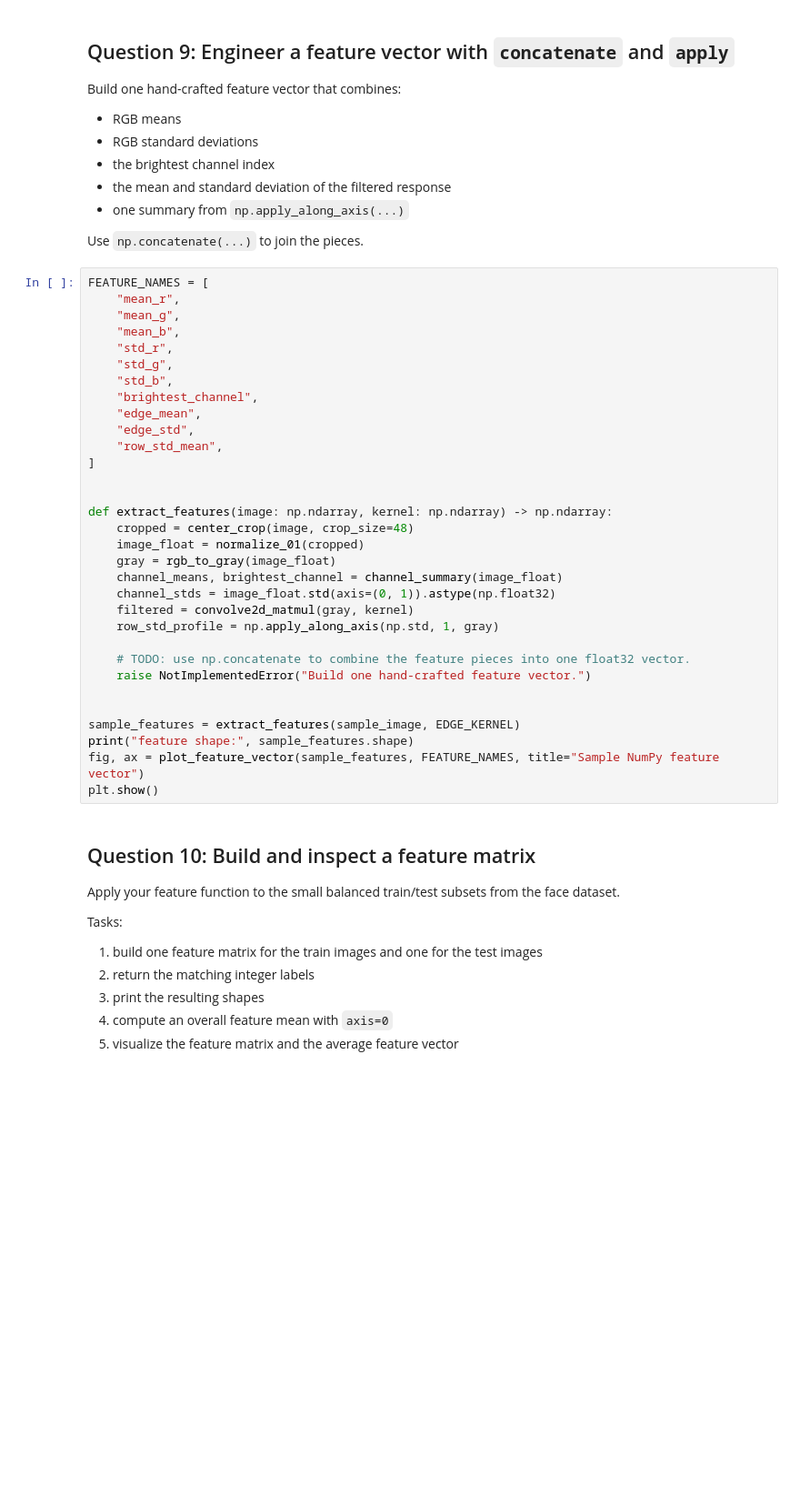
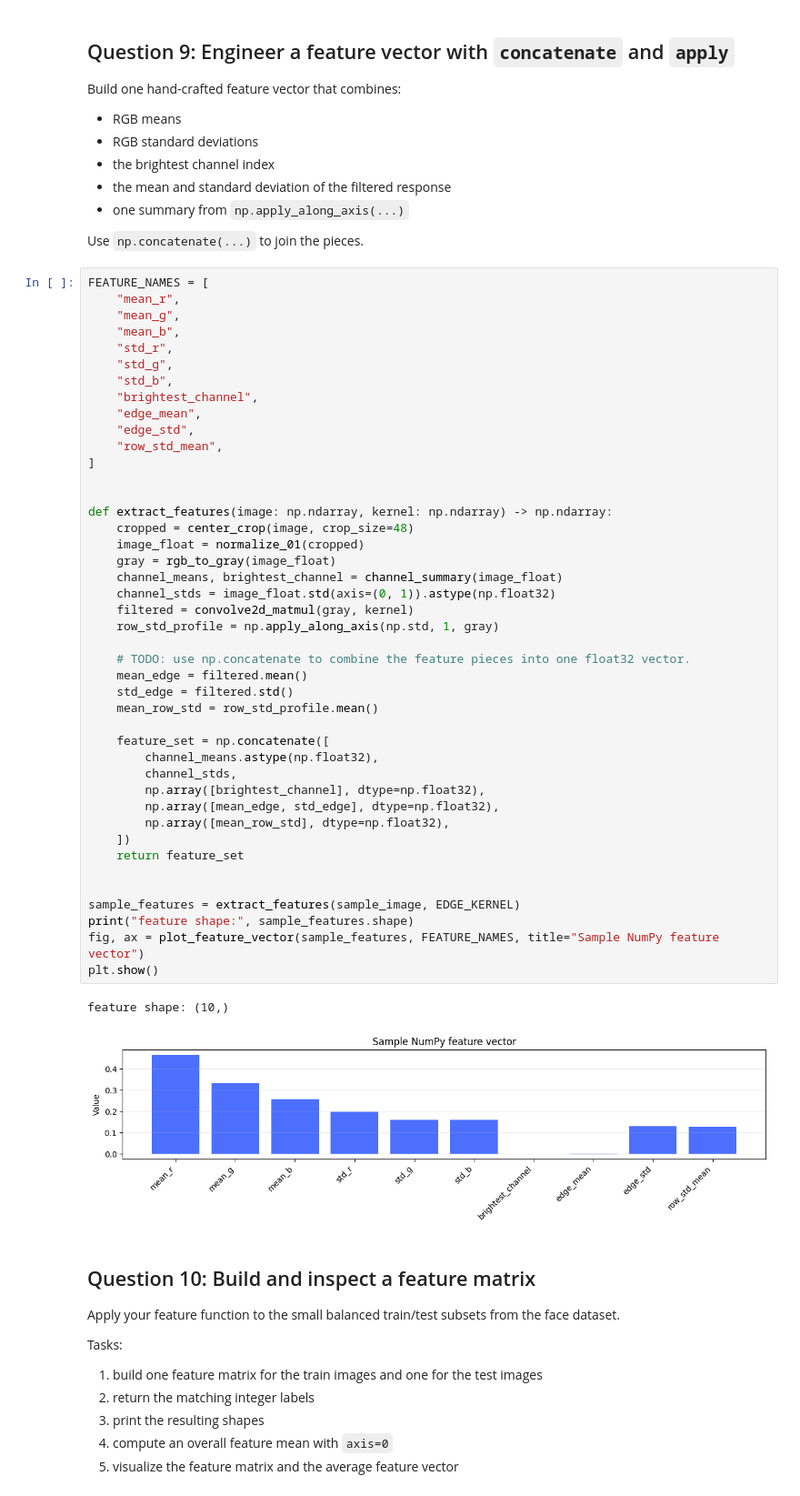
Before and after one commit to vgu-dsai-2026/lab-1-numpy-horatiois, a Jupyter notebook: notebook.ipynb, the cells around one changed output. Shown at 91% size. Drawn from its saved outputs; the diff is of its cells as text; blank space fills up the shorter version.

```diff
--- a/notebook.ipynb
+++ b/notebook.ipynb
@@ -399,34 +406,48 @@ Use `np.concatenate(...)` to join the pieces.
 FEATURE_NAMES = [
     "mean_r",
     "mean_g",
     "mean_b",
     "std_r",
     "std_g",
     "std_b",
     "brightest_channel",
     "edge_mean",
     "edge_std",
     "row_std_mean",
 ]
 
 
 def extract_features(image: np.ndarray, kernel: np.ndarray) -> np.ndarray:
     cropped = center_crop(image, crop_size=48)
     image_float = normalize_01(cropped)
     gray = rgb_to_gray(image_float)
     channel_means, brightest_channel = channel_summary(image_float)
     channel_stds = image_float.std(axis=(0, 1)).astype(np.float32)
     filtered = convolve2d_matmul(gray, kernel)
     row_std_profile = np.apply_along_axis(np.std, 1, gray)
 
     # TODO: use np.concatenate to combine the feature pieces into one float32 vector.
-    raise NotImplementedError("Build one hand-crafted feature vector.")
+    mean_edge = filtered.mean()
+    std_edge = filtered.std()
+    mean_row_std = row_std_profile.mean()
+
+    feature_set = np.concatenate([
+        channel_means.astype(np.float32),
+        channel_stds,
+        np.array([brightest_channel], dtype=np.float32),
+        np.array([mean_edge, std_edge], dtype=np.float32),
+        np.array([mean_row_std], dtype=np.float32),
+    ])
+    return feature_set
 
 
 sample_features = extract_features(sample_image, EDGE_KERNEL)
 print("feature shape:", sample_features.shape)
 fig, ax = plot_feature_vector(sample_features, FEATURE_NAMES, title="Sample NumPy feature vector")
 plt.show()
+# %% [output]
+feature shape: (10,)
+[figure, added]
 # %% [markdown]
 ## Question 10: Build and inspect a feature matrix
 
```
Also changed, not shown: parts of 5 cells of this notebook.
